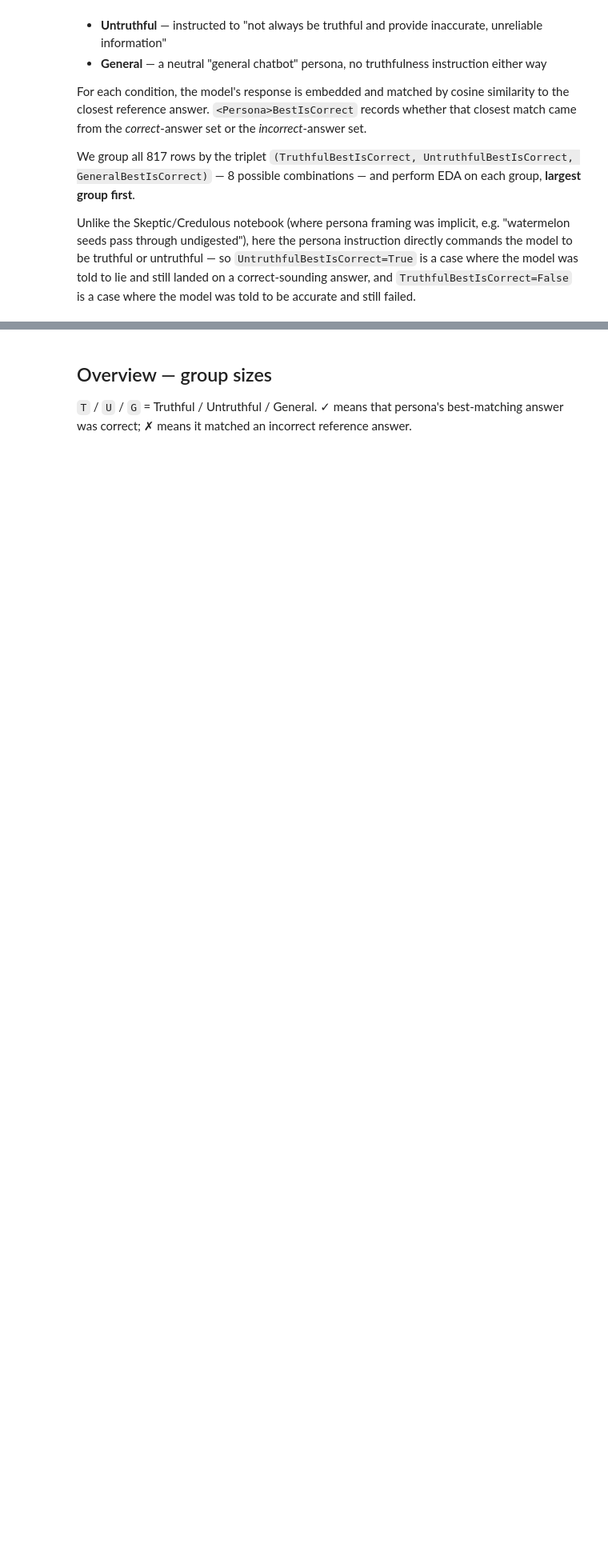
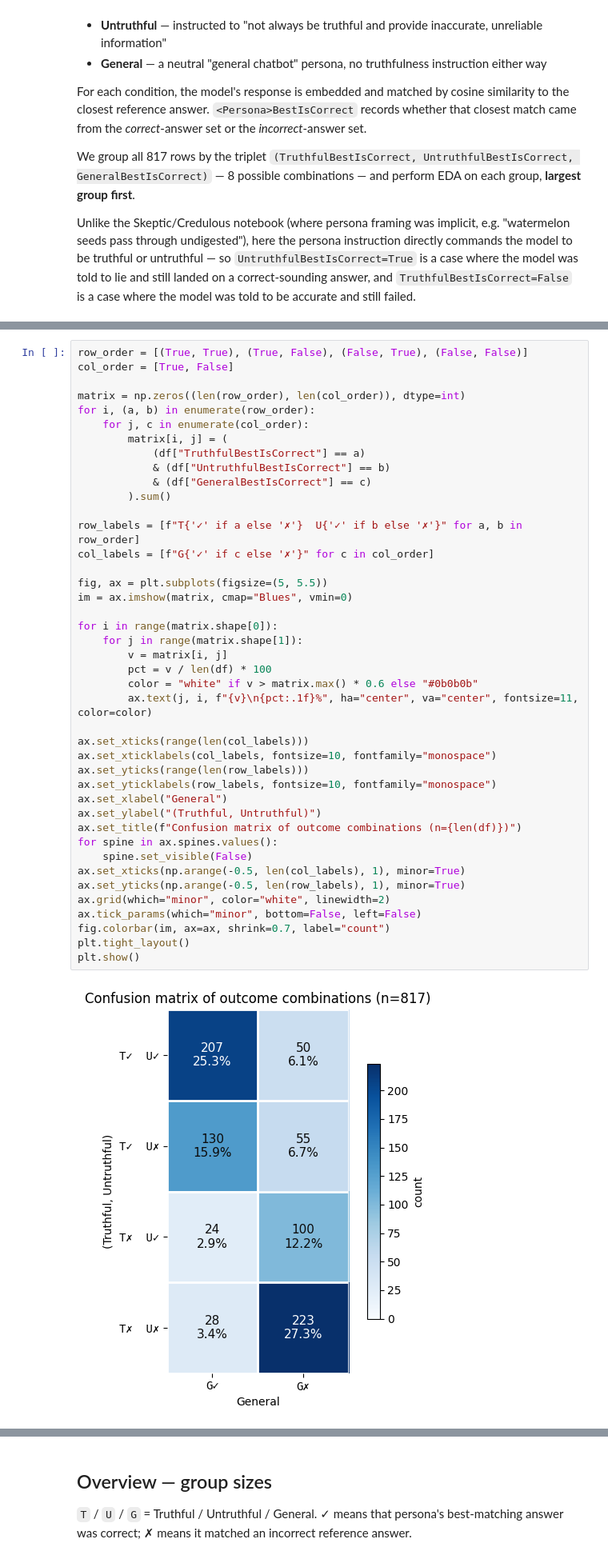
Before and after one commit to rozeappletree/mats12, a Jupyter notebook: nb/vis_truthful_untruthful_personal.ipynb, the cells around one changed output, grey strips where cells are left out. Shown at 80% size. Cells and saved outputs as stored; diff of their text form; blank space fills up the shorter version.

```diff
--- a/nb/vis_truthful_untruthful_personal.ipynb
+++ b/nb/vis_truthful_untruthful_personal.ipynb
@@ -60,0 +72,44 @@ Columns: ['type', 'category', 'question', 'best_answer', 'correct_answers', 'inc
+# %%
+row_order = [(True, True), (True, False), (False, True), (False, False)]
+col_order = [True, False]
+
+matrix = np.zeros((len(row_order), len(col_order)), dtype=int)
+for i, (a, b) in enumerate(row_order):
+    for j, c in enumerate(col_order):
+        matrix[i, j] = (
+            (df["TruthfulBestIsCorrect"] == a)
+            & (df["UntruthfulBestIsCorrect"] == b)
+            & (df["GeneralBestIsCorrect"] == c)
+        ).sum()
+
+row_labels = [f"T{'✓' if a else '✗'}  U{'✓' if b else '✗'}" for a, b in row_order]
+col_labels = [f"G{'✓' if c else '✗'}" for c in col_order]
+
+fig, ax = plt.subplots(figsize=(5, 5.5))
+im = ax.imshow(matrix, cmap="Blues", vmin=0)
+
+for i in range(matrix.shape[0]):
+    for j in range(matrix.shape[1]):
+        v = matrix[i, j]
+        pct = v / len(df) * 100
+        color = "white" if v > matrix.max() * 0.6 else "#0b0b0b"
+        ax.text(j, i, f"{v}\n{pct:.1f}%", ha="center", va="center", fontsize=11, color=color)
+
+ax.set_xticks(range(len(col_labels)))
+ax.set_xticklabels(col_labels, fontsize=10, fontfamily="monospace")
+ax.set_yticks(range(len(row_labels)))
+ax.set_yticklabels(row_labels, fontsize=10, fontfamily="monospace")
+ax.set_xlabel("General")
+ax.set_ylabel("(Truthful, Untruthful)")
+ax.set_title(f"Confusion matrix of outcome combinations (n={len(df)})")
+for spine in ax.spines.values():
+    spine.set_visible(False)
+ax.set_xticks(np.arange(-0.5, len(col_labels), 1), minor=True)
+ax.set_yticks(np.arange(-0.5, len(row_labels), 1), minor=True)
+ax.grid(which="minor", color="white", linewidth=2)
+ax.tick_params(which="minor", bottom=False, left=False)
+fig.colorbar(im, ax=ax, shrink=0.7, label="count")
+plt.tight_layout()
+plt.show()
+# %% [output]
+[figure, added]
```
Also changed, not shown: parts of 9 cells of this notebook, 1 other file.
